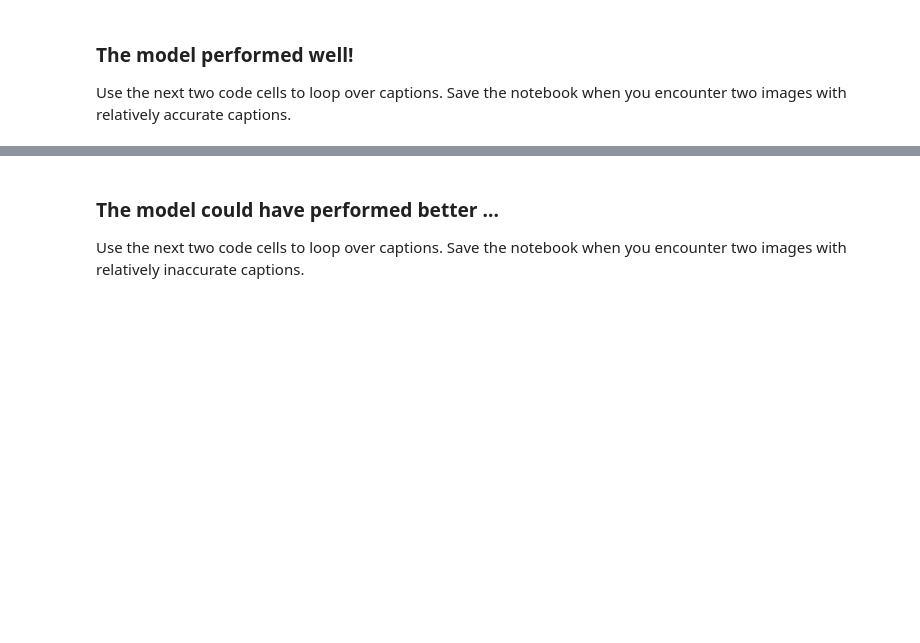
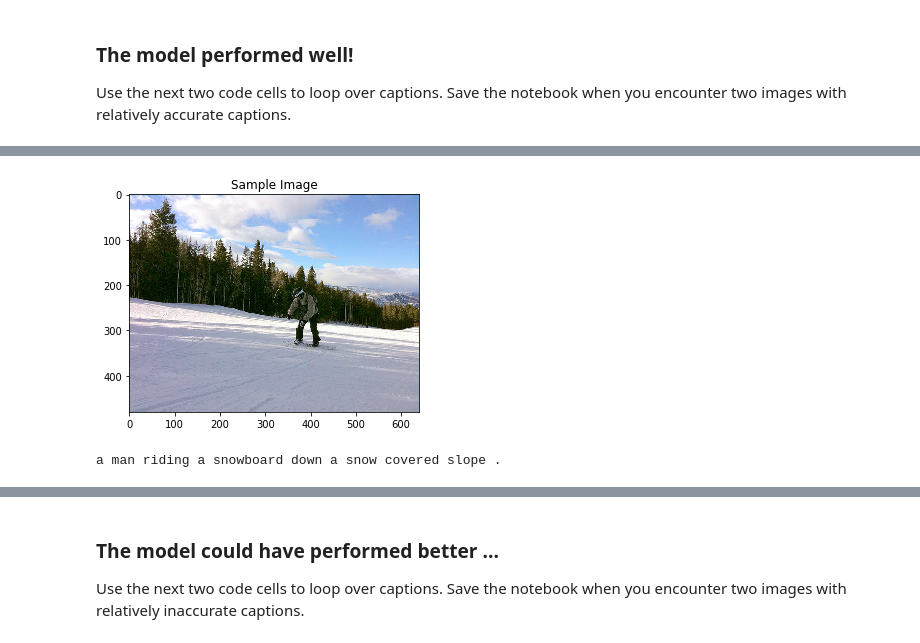
Before and after one commit to ken-power/CVND-AutomaticImageCaptioning, a Jupyter notebook: 3_Inference.ipynb, the cells around one changed output, grey strips where cells are left out. Saved outputs shown, nothing was run; the diff lists cells and outputs as text; code cells hidden in the pictures; blank space fills up the shorter version.

```diff
--- a/3_Inference.ipynb
+++ b/3_Inference.ipynb
@@ -217,0 +218,5 @@ a cat is sitting on a bench in front of a building .
+# %%
+get_prediction()
+# %% [output]
+[figure, added]
+a man riding a snowboard down a snow covered slope .
```
Also changed, not shown: parts of 13 cells of this notebook, 11 other files.
